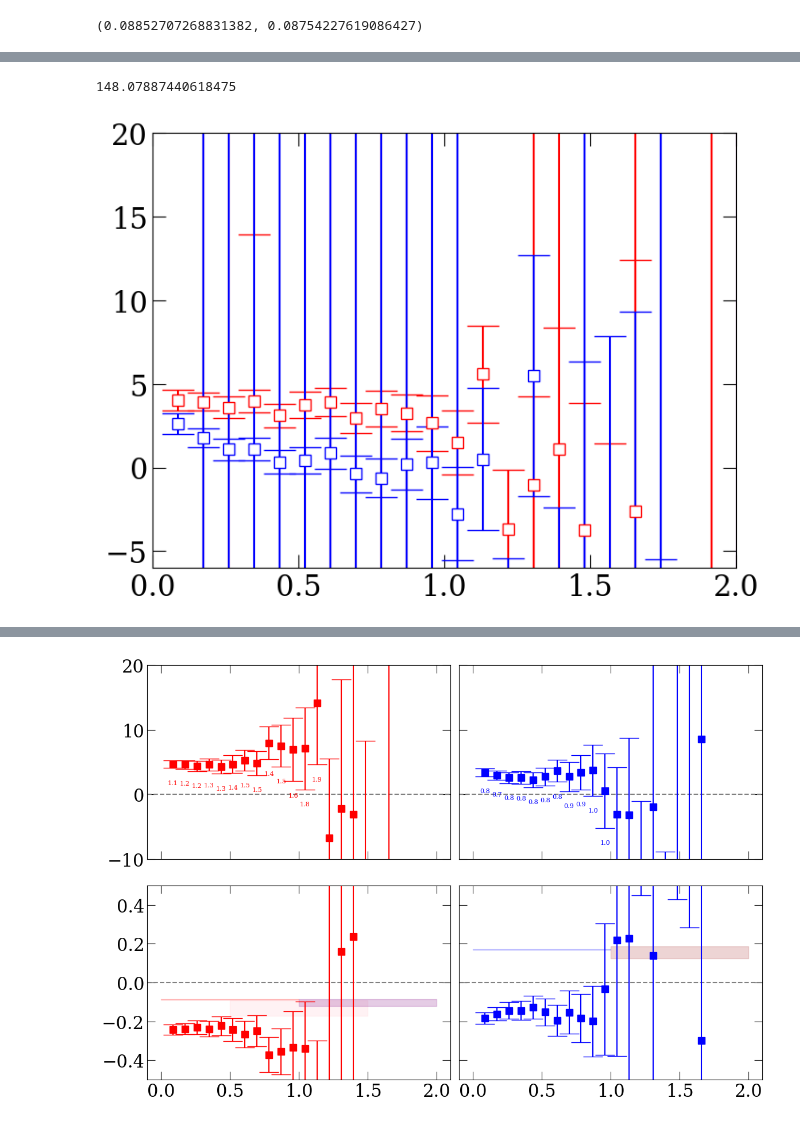
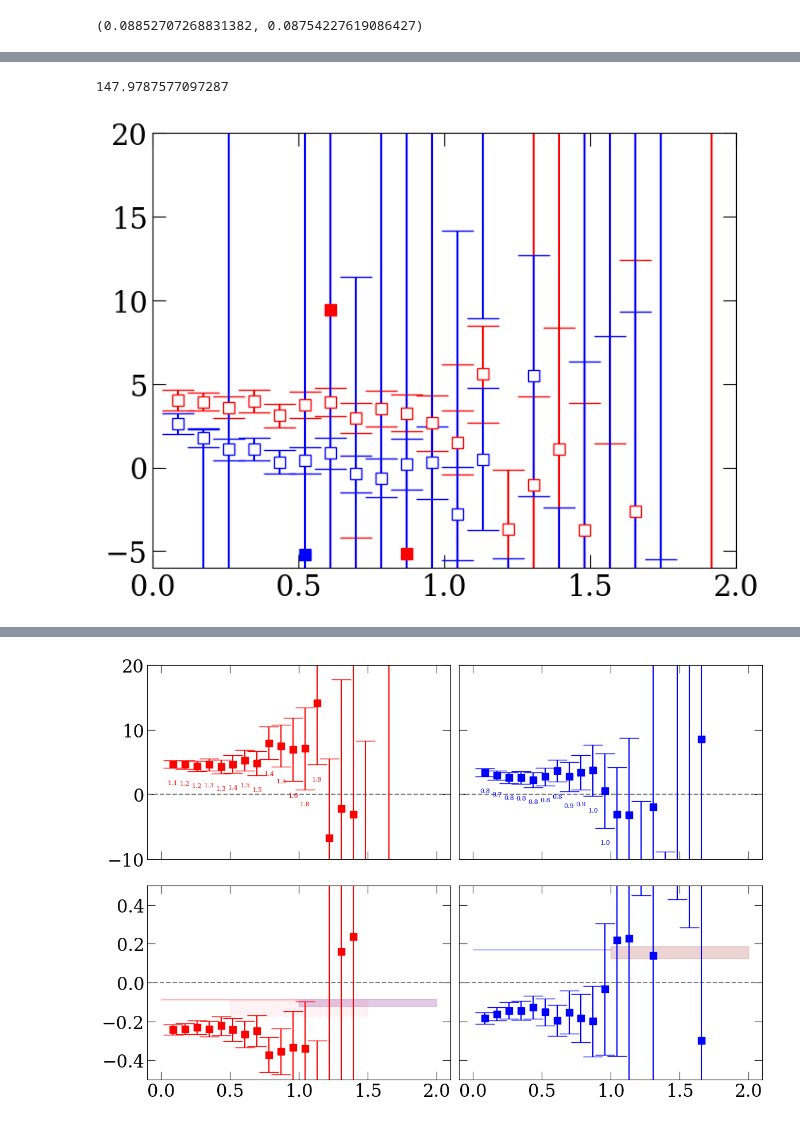
Before and after one commit to lee14916/glwc2, a Jupyter notebook: project2/03_NpiScatteringWilson/MILC_a09m130W/analysis.ipynb, the cells around one changed output, grey strips where cells are left out. Cells and saved outputs as stored; diff of their text form; code cells hidden in the pictures.

```diff
--- a/project2/03_NpiScatteringWilson/MILC_a09m130W/analysis.ipynb
+++ b/project2/03_NpiScatteringWilson/MILC_a09m130W/analysis.ipynb
@@ -1048,35 +1120,38 @@ ax.plot(plt_x,plt_y,'r')
 plt.close()
 
 # ========================
 fig, axs = yu.getFigAxs(1,1,Lrow=6,Lcol=8)
 ax=axs[0,0]
 ax.set_xlim(0,2)
 ax.set_ylim(-6,20)
 xunit=lat_a; yunit=lat_aInv
 
 tmin=1; tmax=24
 
+E1=np.sqrt(m_N**2+(2*np.pi/lat_NL)**2)+np.sqrt(m_pi**2+(2*np.pi/lat_NL)**2)
 dE1=np.sqrt(m_N**2+(2*np.pi/lat_NL)**2)+np.sqrt(m_pi**2+(2*np.pi/lat_NL)**2)-(m_N+m_pi)
 
 for cNpi,color in zip([c_32,c_12],['r','b']):
     c = cNpi/(c_N*c_pi)
 
     func = lambda c: np.log(c/np.roll(c,-1))
     dEeff=yu.jackmap(func,c)
     mean,err=yu.jackme(dEeff)
     plt_x=np.arange(tmin,tmax)*xunit; plt_y=mean[tmin:tmax]*yunit; plt_yerr=err[tmin:tmax]*yunit
     ax.errorbar(plt_x,plt_y,plt_yerr,color=color,mfc='white')
 
     c= -yu.jackmap(laplace,c) + (dE1**2)[:,None] * c
+    c= (-yu.jackmap(laplace,cNpi) + (E1**2)[:,None] * cNpi ) / (c_N*c_pi)
+    c= (-yu.jackmap(laplace,cNpi) + (E1**2)[:,None] * cNpi ) / (-yu.jackmap(laplace,c_N*c_pi) + (E1**2)[:,None] * c_N*c_pi )
 
     func = lambda c: np.log(c/np.roll(c,-1))
     dEeff=yu.jackmap(func,c)
     mean,err=yu.jackme(dEeff)
     plt_x=np.arange(tmin,tmax)*xunit; plt_y=mean[tmin:tmax]*yunit; plt_yerr=err[tmin:tmax]*yunit
     ax.errorbar(plt_x,plt_y,plt_yerr,color=color)
 # %% [output]
-148.07887440618475
+147.9787577097287
-[figure, old version]
+[figure, new version]
 # %%
 mean,err=yu.jackme(c_32)
 rela=np.abs(err/mean)
```
Also changed, not shown: parts of 8 cells of this notebook, 3 other files.
